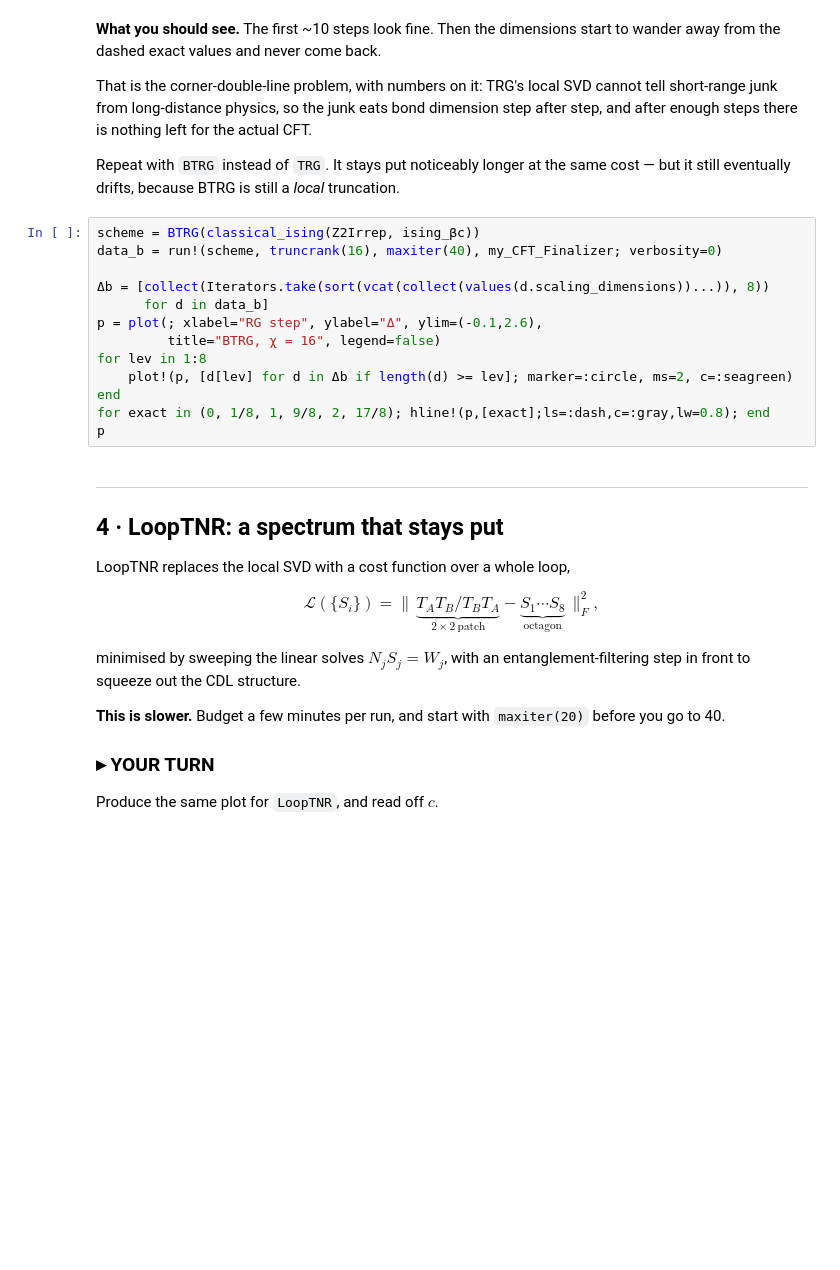
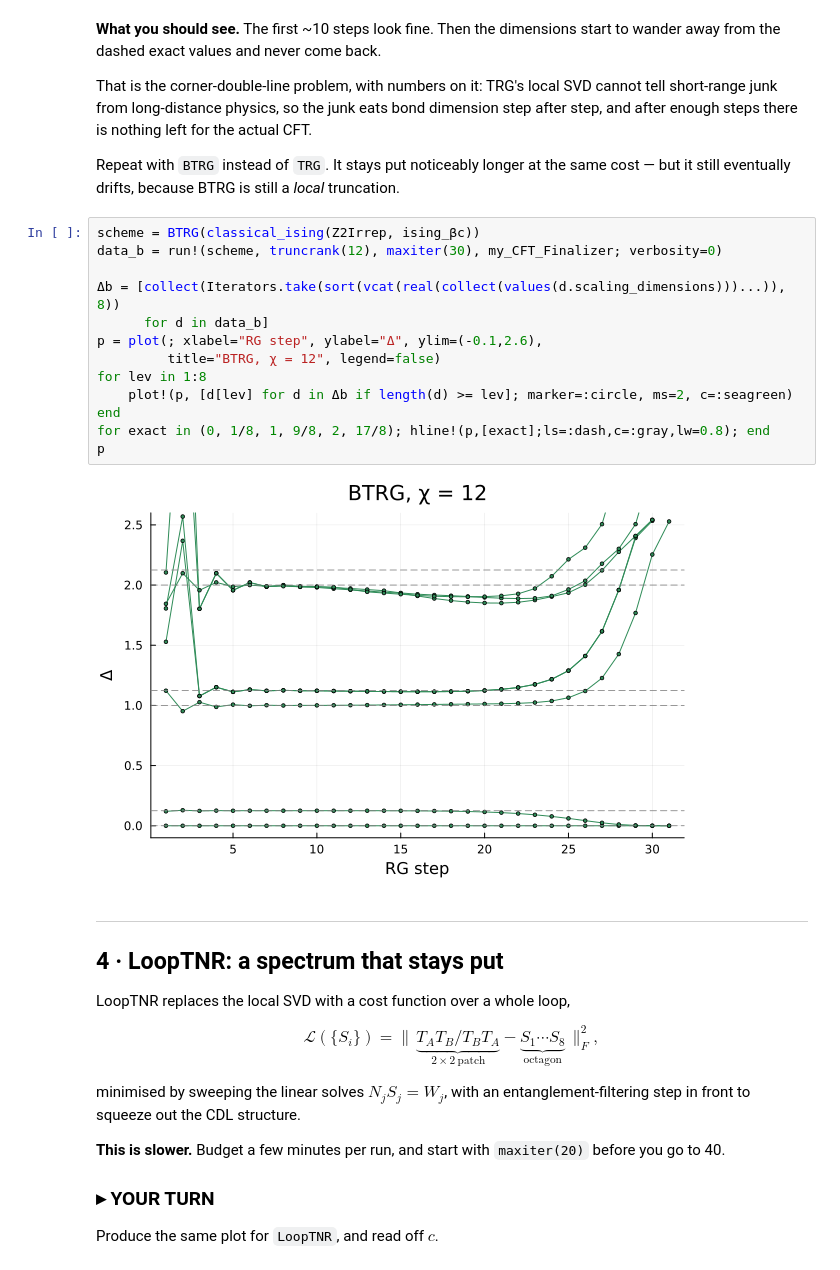
Before and after one commit to dartsushi/TNR_tutorial, a Jupyter notebook: TNR_tutorial_solutions.ipynb, the cells around one changed output. Cells and saved outputs as stored; diff of their text form; blank space fills up the shorter version.

```diff
--- a/TNR_tutorial_solutions.ipynb
+++ b/TNR_tutorial_solutions.ipynb
@@ -347,17 +416,19 @@ Repeat with `BTRG` instead of `TRG`. It stays put noticeably longer at the same
 but it still eventually drifts, because BTRG is still a *local* truncation.
 # %%
 scheme = BTRG(classical_ising(Z2Irrep, ising_βc))
-data_b = run!(scheme, truncrank(16), maxiter(40), my_CFT_Finalizer; verbosity=0)
+data_b = run!(scheme, truncrank(12), maxiter(30), my_CFT_Finalizer; verbosity=0)
 
-Δb = [collect(Iterators.take(sort(vcat(collect(values(d.scaling_dimensions))...)), 8))
+Δb = [collect(Iterators.take(sort(vcat(real(collect(values(d.scaling_dimensions)))...)), 8))
       for d in data_b]
 p = plot(; xlabel="RG step", ylabel="Δ", ylim=(-0.1,2.6),
-         title="BTRG, χ = 16", legend=false)
+         title="BTRG, χ = 12", legend=false)
 for lev in 1:8
     plot!(p, [d[lev] for d in Δb if length(d) >= lev]; marker=:circle, ms=2, c=:seagreen)
 end
 for exact in (0, 1/8, 1, 9/8, 2, 17/8); hline!(p,[exact];ls=:dash,c=:gray,lw=0.8); end
 p
+# %% [output]
+[figure, added]
 # %% [markdown]
 ---
 ## 4 · LoopTNR: a spectrum that stays put
```
Also changed, not shown: parts of 13 cells of this notebook, 1 other file.
